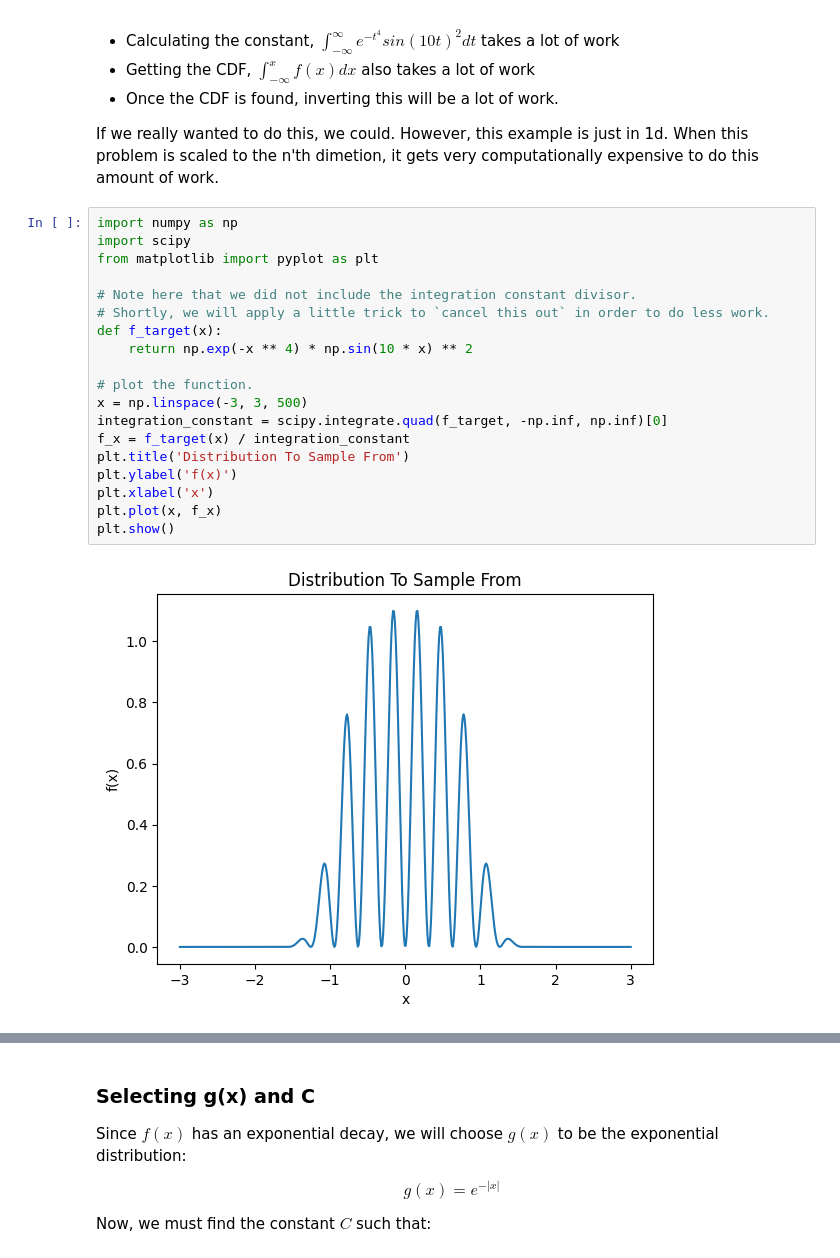
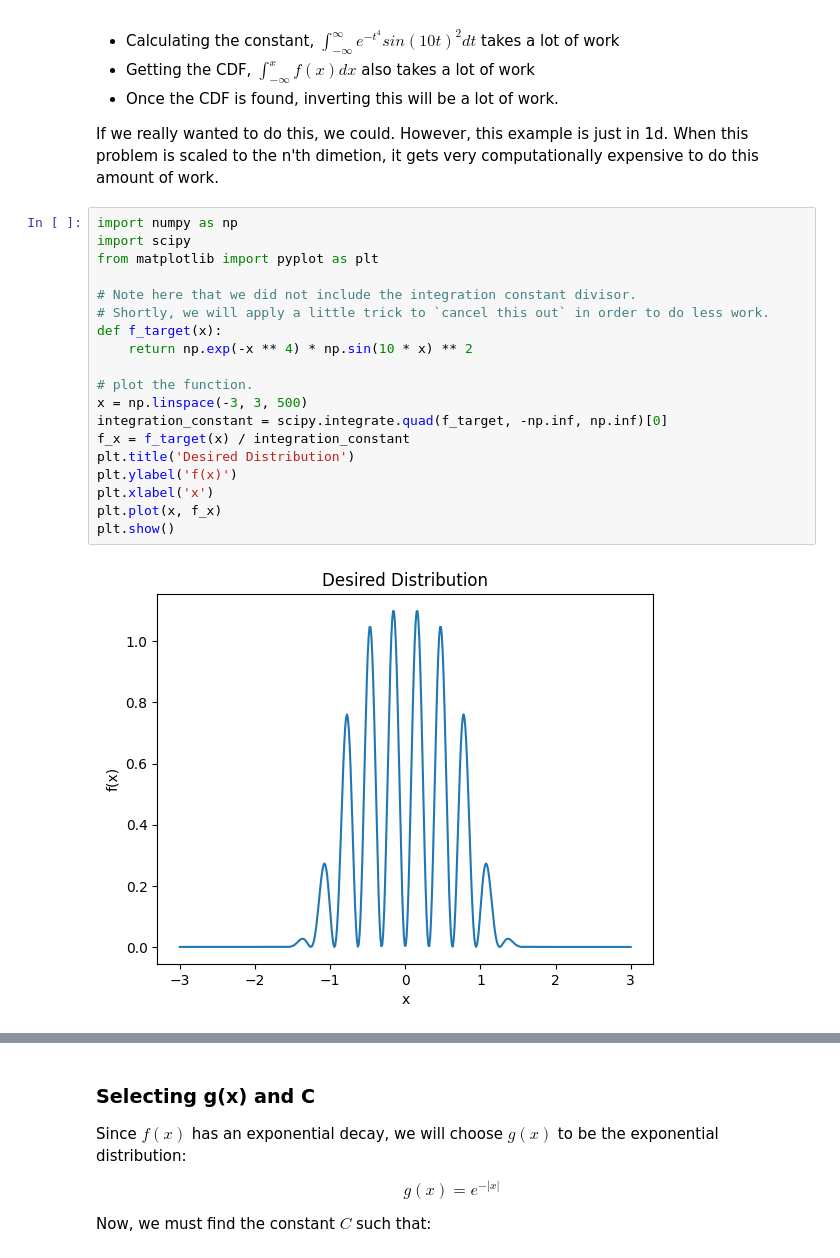
Before and after one commit to g-hurst/statistics-lessons, a Jupyter notebook: rejection_sampling/lesson.ipynb, the cells around one changed output, grey strips where cells are left out. Saved outputs shown, nothing was run; the diff lists cells and outputs as text.

```diff
--- a/rejection_sampling/lesson.ipynb
+++ b/rejection_sampling/lesson.ipynb
@@ -15,24 +15,24 @@ it gets very computationally expensive to do this amount of work.
 # %%
 import numpy as np
 import scipy
 from matplotlib import pyplot as plt
 
 # Note here that we did not include the integration constant divisor.
 # Shortly, we will apply a little trick to `cancel this out` in order to do less work.
 def f_target(x):
     return np.exp(-x ** 4) * np.sin(10 * x) ** 2
 
 # plot the function.
 x = np.linspace(-3, 3, 500)
 integration_constant = scipy.integrate.quad(f_target, -np.inf, np.inf)[0]
 f_x = f_target(x) / integration_constant
-plt.title('Distribution To Sample From')
+plt.title('Desired Distribution')
 plt.ylabel('f(x)')
 plt.xlabel('x')
 plt.plot(x, f_x)
 plt.show()
 # %% [output]
-[figure, old version]
+[figure, new version]
 # %% [markdown]
 ## The Rejection Sampling Algorithm
 
```
Also changed, not shown: parts of 3 cells of this notebook.
